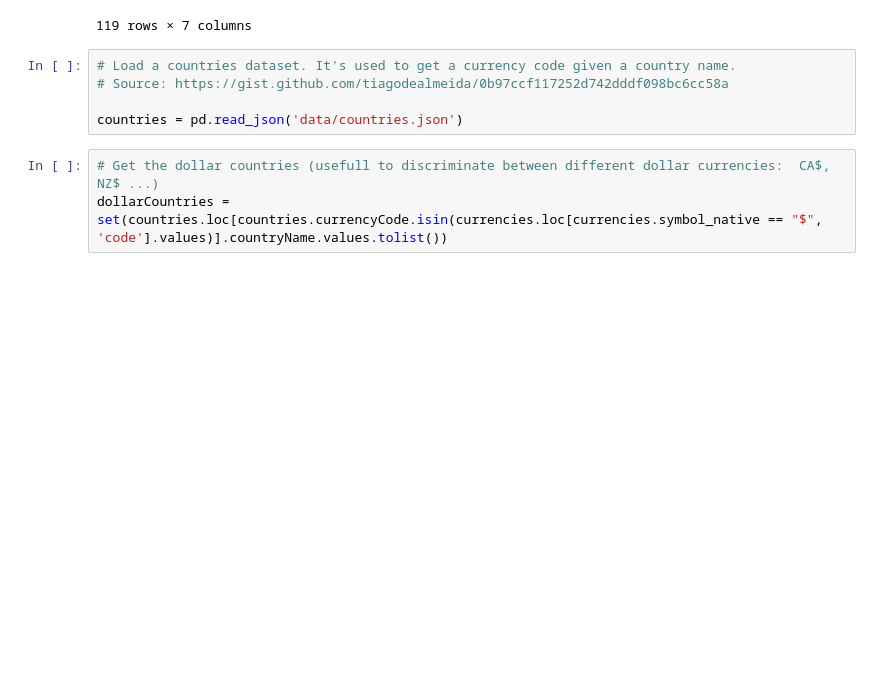
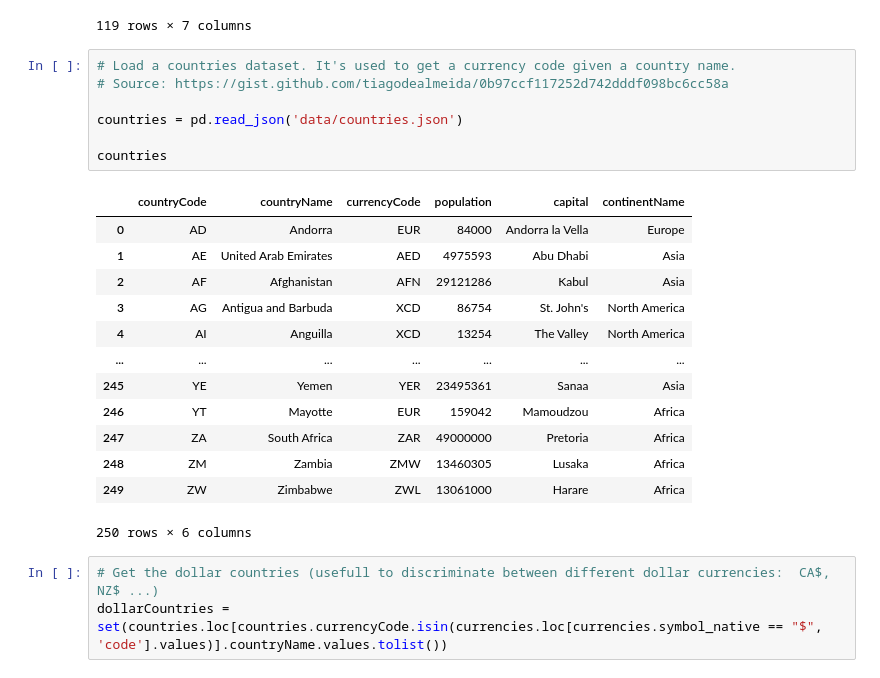
Before and after one commit to michele-42/HW3, a Jupyter notebook: main.ipynb, the cells around one changed output. Drawn from its saved outputs; the diff is of its cells as text; blank space fills up the shorter version.

```diff
--- a/main.ipynb
+++ b/main.ipynb
@@ -373,8 +373,24 @@ currencies
 # %%
 # Load a countries dataset. It's used to get a currency code given a country name.
 # Source: https://gist.github.com/tiagodealmeida/0b97ccf117252d742dddf098bc6cc58a
 
 countries = pd.read_json('data/countries.json')
+
+countries
+# %% [output]
+|  | countryCode | countryName | currencyCode | population | capital | continentName |
+| 0 | AD | Andorra | EUR | 84000 | Andorra la Vella | Europe |
+| 1 | AE | United Arab Emirates | AED | 4975593 | Abu Dhabi | Asia |
+| 2 | AF | Afghanistan | AFN | 29121286 | Kabul | Asia |
+| 3 | AG | Antigua and Barbuda | XCD | 86754 | St. John's | North America |
+| 4 | AI | Anguilla | XCD | 13254 | The Valley | North America |
+| ... | ... | ... | ... | ... | ... | ... |
+| 245 | YE | Yemen | YER | 23495361 | Sanaa | Asia |
+| 246 | YT | Mayotte | EUR | 159042 | Mamoudzou | Africa |
+| 247 | ZA | South Africa | ZAR | 49000000 | Pretoria | Africa |
+| 248 | ZM | Zambia | ZMW | 13460305 | Lusaka | Africa |
+| 249 | ZW | Zimbabwe | ZWL | 13061000 | Harare | Africa |
+250 rows × 6 columns
 # %%
 # Get the dollar countries (usefull to discriminate between different dollar currencies:  CA$, NZ$ ...)
 dollarCountries = set(countries.loc[countries.currencyCode.isin(currencies.loc[currencies.symbol_native == "$", 'code'].values)].countryName.values.tolist())
```
Also changed, not shown: parts of 2 cells of this notebook, 1 other file.
